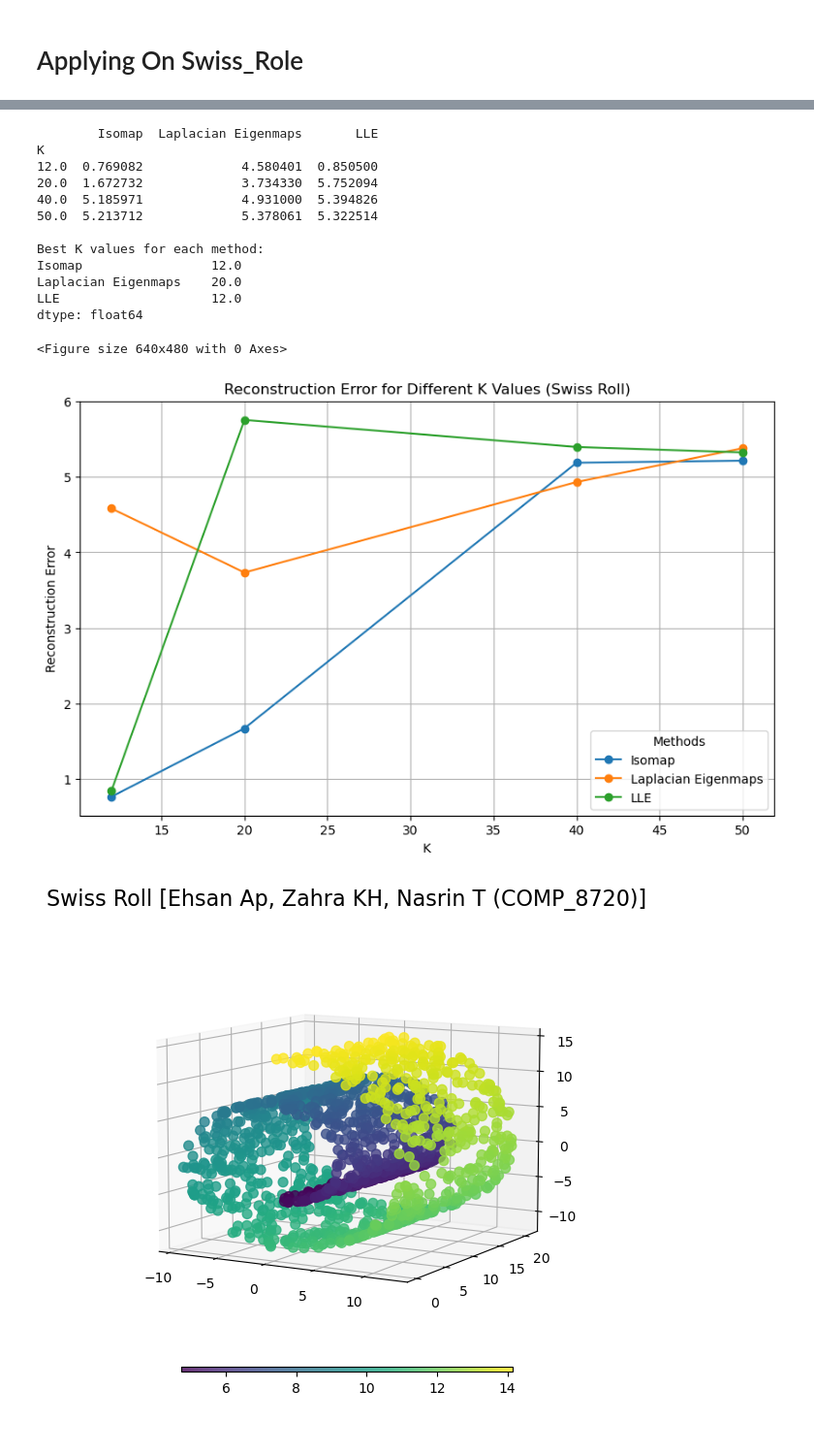
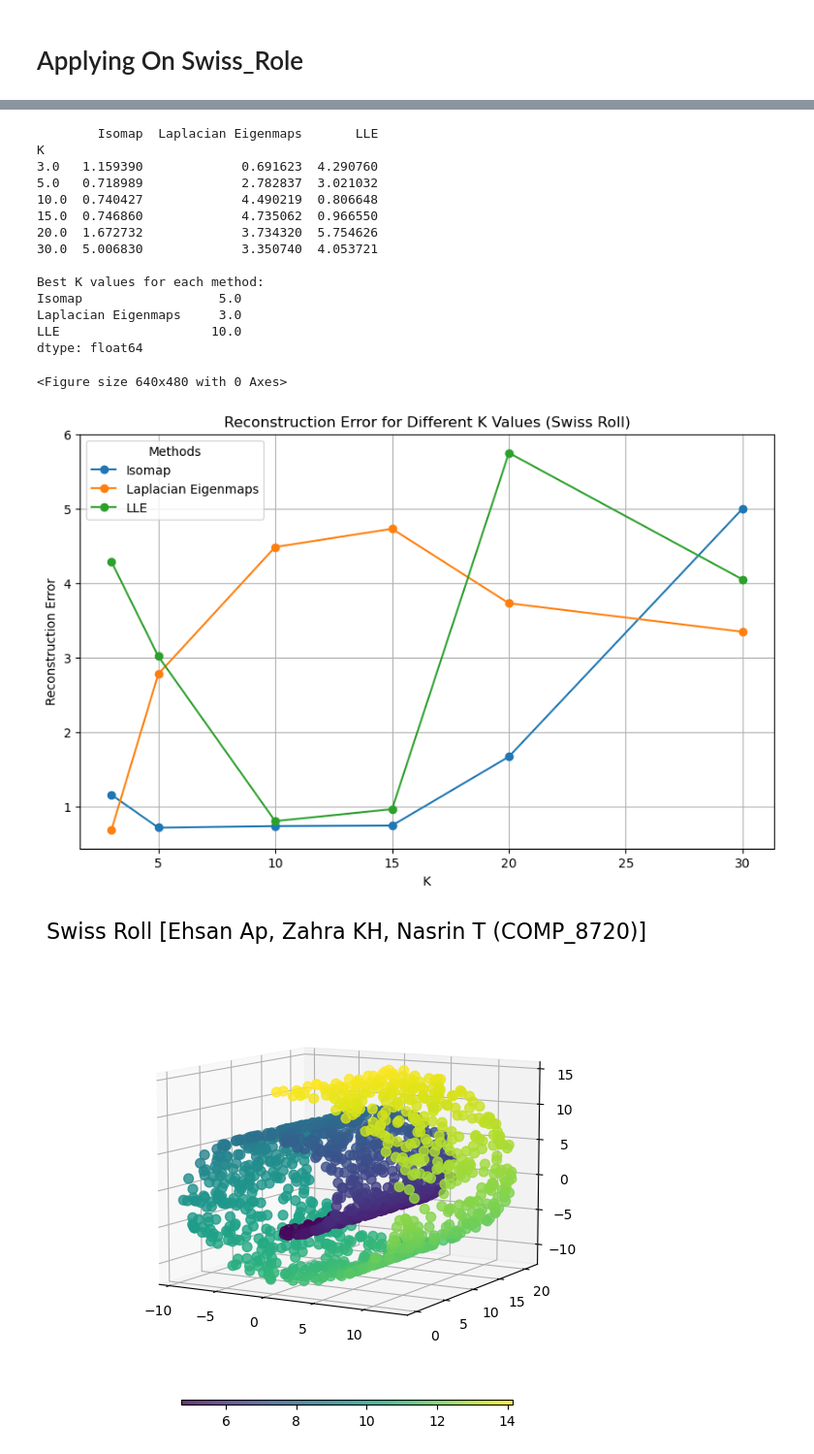
Before and after one commit to ehsanap7/adv_topics_ai, a Jupyter notebook: assignments/assignment_1,2,3/code/clustering_models_3.ipynb, the cells around one changed output, grey strips where cells are left out. Shown at 97% size. Cells and saved outputs as stored; diff of their text form; code cells hidden in the pictures.

```diff
--- a/assignments/assignment_1,2,3/code/clustering_models_3.ipynb
+++ b/assignments/assignment_1,2,3/code/clustering_models_3.ipynb
@@ -1073,44 +1074,46 @@ def apply_manifold_learning(X, y, k):
 
 
 n_components = 2
-k_values = [12, 20, 40,50]
+k_values = [3, 5, 10, 15, 20, 30]
 
 comparison_table = pd.DataFrame(columns=["K", "Isomap", "Laplacian Eigenmaps", "LLE"])
 
 for k in k_values:
     errors = apply_manifold_learning(X_swiss_roll, y_swiss_roll, k)
     comparison_table = comparison_table.append({"K": k, **errors}, ignore_index=True)
 
 comparison_table.set_index("K", inplace=True)
 print(comparison_table)
 
 best_k_values = comparison_table.idxmin()
 print("\nBest K values for each method:")
 print(best_k_values)
 
 plt.figure()
 comparison_table.plot(marker='o', figsize=(10, 6))
 plt.xlabel("K")
 plt.ylabel("Reconstruction Error")
 plt.title("Reconstruction Error for Different K Values (Swiss Roll)")
 plt.legend(title="Methods")
 plt.grid()
 plt.show()
 # %% [output]
         Isomap  Laplacian Eigenmaps       LLE
 K
-12.0  0.769082             4.580401  0.850500
-20.0  1.672732             3.734330  5.752094
-40.0  5.185971             4.931000  5.394826
-50.0  5.213712             5.378061  5.322514
+3.0   1.159390             0.691623  4.290760
+5.0   0.718989             2.782837  3.021032
+10.0  0.740427             4.490219  0.806648
+15.0  0.746860             4.735062  0.966550
+20.0  1.672732             3.734320  5.754626
+30.0  5.006830             3.350740  4.053721
 
 Best K values for each method:
-Isomap                 12.0
-Laplacian Eigenmaps    20.0
-LLE                    12.0
+Isomap                  5.0
+Laplacian Eigenmaps     3.0
+LLE                    10.0
 dtype: float64
 <Figure size 640x480 with 0 Axes>
-[figure, old version]
+[figure, new version]
 # %%
 n_samples = 1500
 swiss_roll, swiss_roll_color = datasets.make_swiss_roll(n_samples, random_state=0)
```
Also changed, not shown: parts of 11 cells of this notebook.
